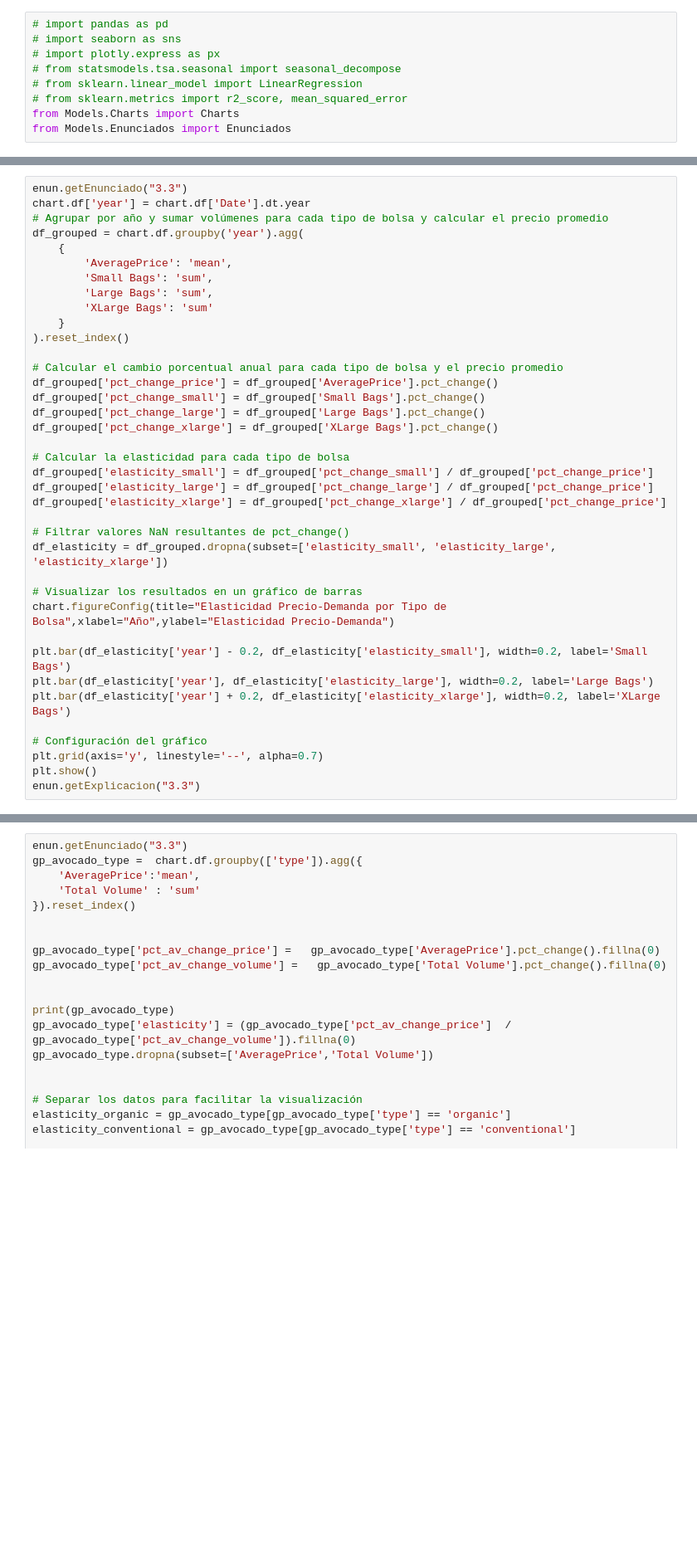
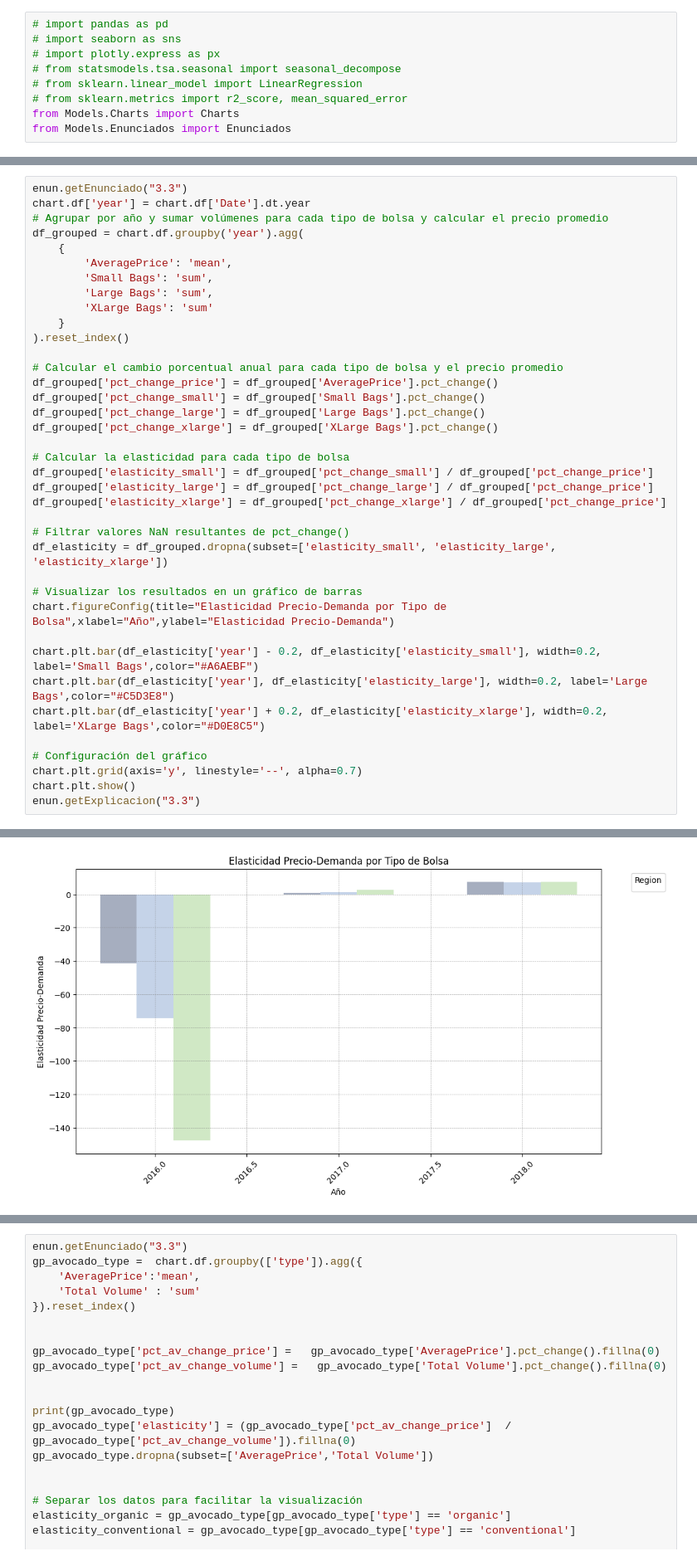
Before and after one commit to CWCreacionWeb/aguacates, a Jupyter notebook: mini_proyecto_gm.ipynb, the cells around one changed output, grey strips where cells are left out. Shown at 83% size. Drawn from its saved outputs; the diff is of its cells as text; blank space fills up the shorter version.

```diff
--- a/mini_proyecto_gm.ipynb
+++ b/mini_proyecto_gm.ipynb
@@ -401,11 +405,12 @@ df_elasticity = df_grouped.dropna(subset=['elasticity_small', 'elasticity_large'
 # Visualizar los resultados en un gráfico de barras
 chart.figureConfig(title="Elasticidad Precio-Demanda por Tipo de Bolsa",xlabel="Año",ylabel="Elasticidad Precio-Demanda")
 
-plt.bar(df_elasticity['year'] - 0.2, df_elasticity['elasticity_small'], width=0.2, label='Small Bags')
-plt.bar(df_elasticity['year'], df_elasticity['elasticity_large'], width=0.2, label='Large Bags')
-plt.bar(df_elasticity['year'] + 0.2, df_elasticity['elasticity_xlarge'], width=0.2, label='XLarge Bags')
+chart.plt.bar(df_elasticity['year'] - 0.2, df_elasticity['elasticity_small'], width=0.2, label='Small Bags',color="#A6AEBF")
+chart.plt.bar(df_elasticity['year'], df_elasticity['elasticity_large'], width=0.2, label='Large Bags',color="#C5D3E8")
+chart.plt.bar(df_elasticity['year'] + 0.2, df_elasticity['elasticity_xlarge'], width=0.2, label='XLarge Bags',color="#D0E8C5")
 
 # Configuración del gráfico
-plt.grid(axis='y', linestyle='--', alpha=0.7)
-plt.show()
+chart.plt.grid(axis='y', linestyle='--', alpha=0.7)
+chart.plt.show()
 enun.getExplicacion("3.3")
+# %% [output]
@@ -411,0 +423 @@ enun.getExplicacion("3.3")
+[figure, added]
```
Also changed, not shown: parts of 15 cells of this notebook, 1 other file.
